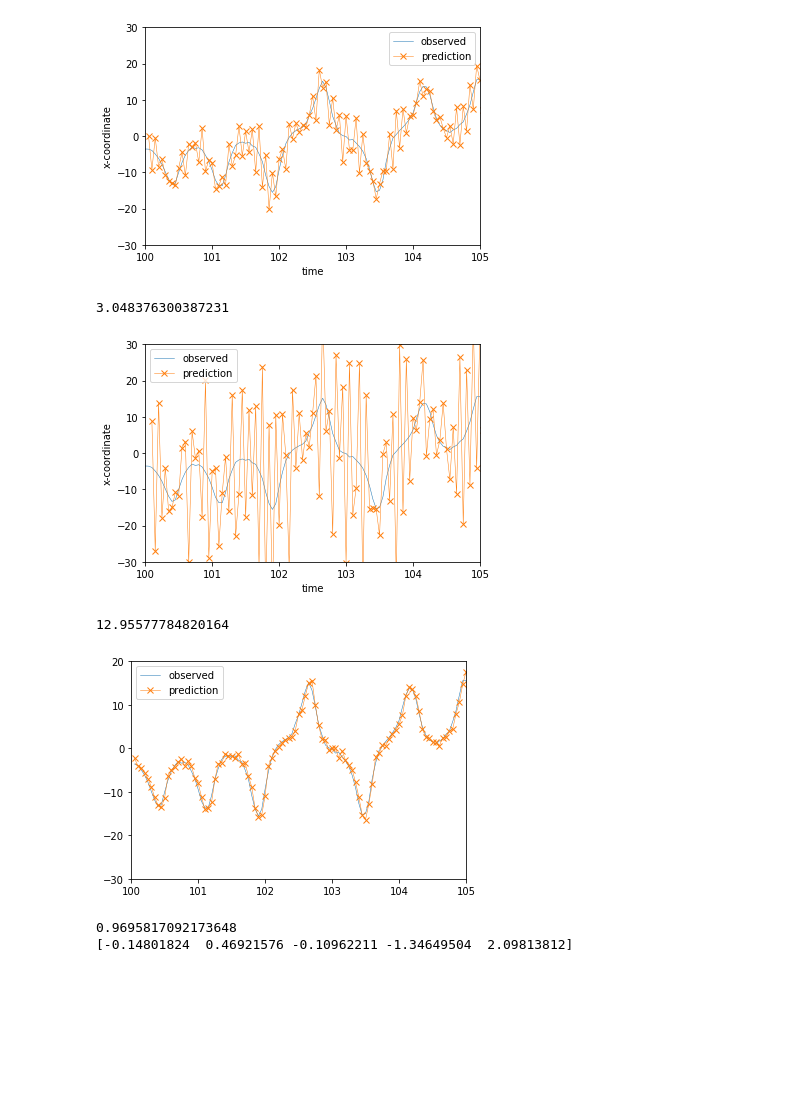
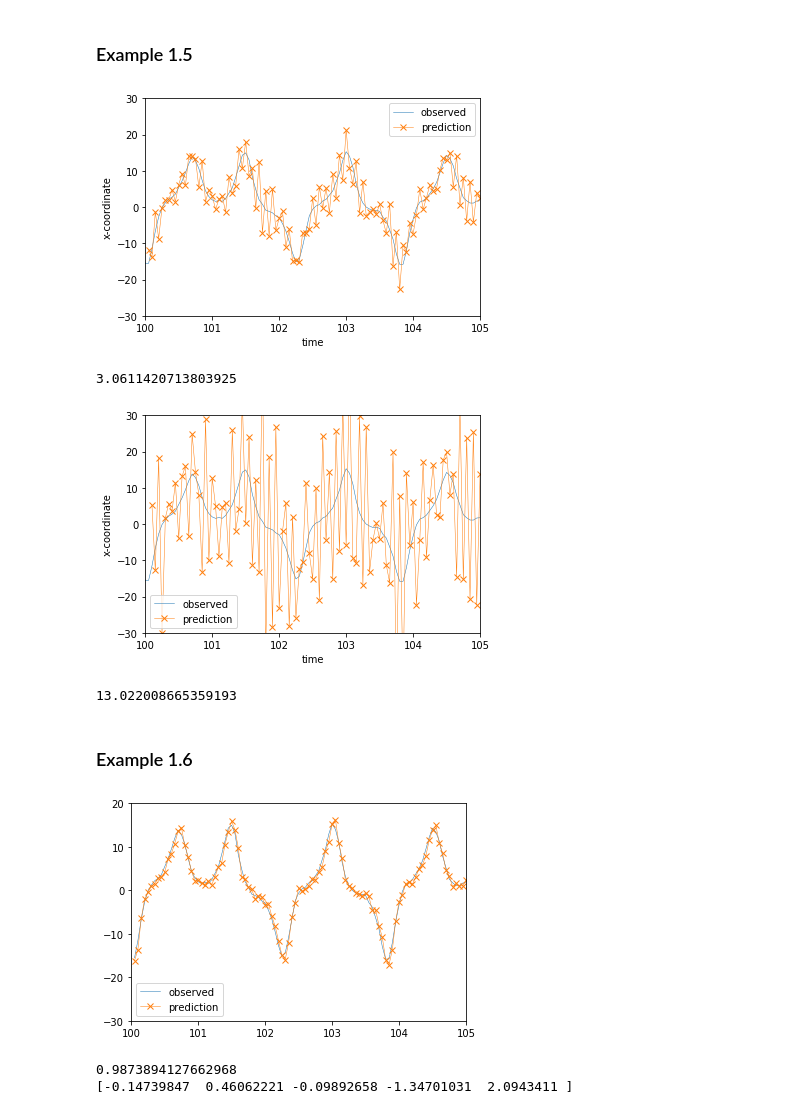
Before and after one commit to ray-chew/probabilistic_forecasting_examples, a Jupyter notebook: Chapter 1.ipynb, the cells around one changed output. Drawn from its saved outputs; the diff is of its cells as text; code cells hidden in the pictures; blank space fills up the shorter version.

```diff
--- a/Chapter 1.ipynb
+++ b/Chapter 1.ipynb
@@ -23,7 +27,7 @@ g3 = a * (1./np.sqrt(5) - 0.5)
 res = np.zeros((N,7))
 
 for i in range(N):
-    res[i] = [i-1, x, y, z, g1, g2, g3]
+    res[i] = [i, x, y, z, g1, g2, g3]
 
     if ((g1 >= -a/2) and (g1 <0)):
         g1 = a * (fakt * g1 / a + 0.5)
@@ -40,9 +44,9 @@ for i in range(N):
     else:
         g3 = a * (-fakt * g3 / a + 0.5)
 
-    xn = x + dt * ((sigma * (y - x)) + dt * g1)
-    yn = y + dt * ((x * (rho - z) - y) + dt * g2)
-    zn = z + dt * ((x * y - beta * z) + dt * g3)
+    xn = x + dt * ((sigma * (y - x)) + g1)
+    yn = y + dt * ((x * (rho - z) - y) + g2)
+    zn = z + dt * ((x * y - beta * z) + g3)
 
     x = xn
     y = yn
@@ -164,3 +172,5 @@ print(rmse2)
+# %% [markdown]
+### Example 1.5
 # %%
 def lininterpol(a0,a1,a2,a3,a4,obs,i):
     return a0 * obs[1][i] + a1 * obs[1][i-1] + a2 * obs[1][i-2] + a3 * obs[1][i-3] + a4 * obs[1][i-4]
@@ -192,8 +202,8 @@ plt.show()
 
 print(rmse1)
 # %% [output]
-[figure, old version]
+[figure, new version]
-3.048376300387231
+3.0611420713803925
 # %%
 a0 = 15
 a1 = -40
@@ -222,8 +232,10 @@ plt.show()
 
 print(rmse2)
 # %% [output]
-[figure, old version]
+[figure, new version]
-12.95577784820164
+13.022008665359193
+# %% [markdown]
+### Example 1.6
 # %%
 p = 4
 k = 1 # number of steps for forward prediction
@@ -243,36 +255,36 @@ b = obs[1][p+k:STEPS]
 
 c = np.dot(np.linalg.inv(np.dot(A.T,A)),np.dot(A.T,b))
 
-res = b - np.dot(A,c)
+residual = b - np.dot(A,c)
 
 jj = 0
 RMSE = 0
 y_obs = np.zeros((STEPS - 1))
 time = np.zeros((STEPS - 1))
 y_predict = np.zeros((STEPS - 1))
 
 for i in range(Data_Points/2, Data_Points/2 + STEPS - 1):
     yn = obs[1][i-p:i+1]
     predn = np.dot(yn.T,c)
     y_obs[jj] = obs[1][i+k]
     time[jj] = 0.05*(i+k)
     y_predict[jj] = predn
     RMSE += (predn-obsx[:,1][i+k])**2
     jj += 1
 
 RMSE = np.sqrt(1./ (STEPS-p-1) * RMSE)
 
 fig6 = plt.figure()
 plt.plot(time, y_obs, '-', label='observed', linewidth=0.5)
 plt.plot(time, y_predict, '-x', label='prediction', linewidth=0.5)
 plt.xlim(100,105)
 plt.ylim(-30,20)
 plt.legend()
 plt.show()
 
 print(RMSE)
 print(c)
 # %% [output]
-[figure, old version]
+[figure, new version]
-0.9695817092173648
-[-0.14801824  0.46921576 -0.10962211 -1.34649504  2.09813812]
+0.9873894127662968
+[-0.14739847  0.46062221 -0.09892658 -1.34701031  2.0943411 ]
```
Also changed, not shown: parts of 14 cells of this notebook.
